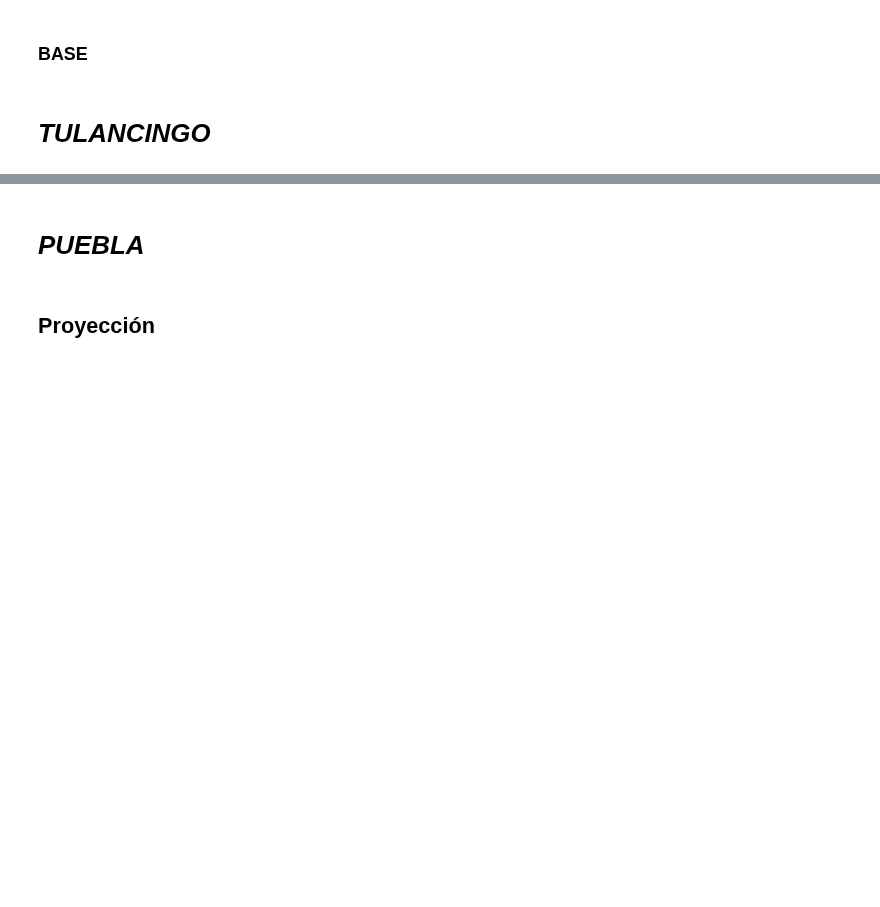
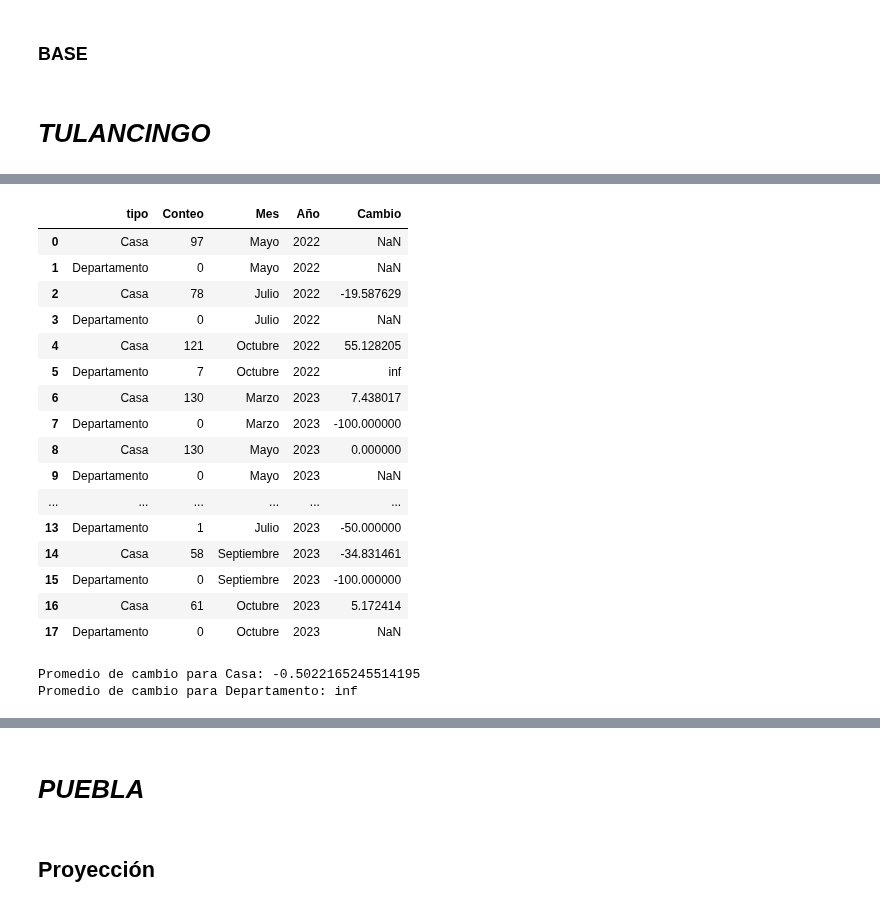
Before and after one commit to MiguelDWT4toCreativo/Datalpine, a Jupyter notebook: resources/jupyter/forecast_casasdept.ipynb, the cells around one changed output, grey strips where cells are left out. Drawn from its saved outputs; the diff is of its cells as text; code cells hidden in the pictures; blank space fills up the shorter version.

Commit message:
3.5 Forecast Casas y Departamentos.

```diff
--- a/resources/jupyter/forecast_casasdept.ipynb
+++ b/resources/jupyter/forecast_casasdept.ipynb
@@ -62,0 +65,10 @@ print(dataframes_tulancingo)
+# %%
+may_2022_tulancingo = df_alfa_q_may_2022_tulancingo[['tipo']]
+jul_2022_tulancingo = df_alfa_q_jul_2022_tulancingo[['tipo']]
+oct_2022_tulancingo = df_alfa_q_oct_2022_tulancingo[['tipo']]
+mar_2023_tulancingo = df_alfa_q_mar_2023_tulancingo[['tipo']]
+may_2023_tulancingo = df_alfa_q_may_2023_tulancingo[['tipo']]
+jun_2023_tulancingo = df_alfa_q_jun_2023_tulancingo[['tipo']]
+jul_2023_tulancingo = df_alfa_q_jul_2023_tulancingo[['tipo']]
+sep_2023_tulancingo = df_alfa_q_sep_2023_tulancingo[['tipo']]
+oct_2023_tulancingo = df_alfa_q_oct_2023_tulancingo[['tipo']]
@@ -62,0 +295,22 @@ print(dataframes_tulancingo)
+# %%
+oct_2023_tulancingo = oct_2023_tulancingo['tipo'].value_counts().reset_index()
+oct_2023_tulancingo.columns = ['tipo', 'Conteo']
+oct_2023_tulancingo = pd.DataFrame(oct_2023_tulancingo)
+# Reemplazar tipos alternativos con 'Casa' o 'Departamento'
+oct_2023_tulancingo['tipo'] = oct_2023_tulancingo['tipo'].replace({
+    'casa' : 'Casa',
+    'Casa' : 'Casa',
+    'departamento' : 'Departamento'
+})
+# Eliminar filas que no sean 'Casa' o 'Departamento'
+oct_2023_tulancingo = oct_2023_tulancingo[oct_2023_tulancingo['tipo'].isin(['Casa', 'Departamento'])]
+
+# Sumar las cantidades para cada tipo
+oct_2023_tulancingo = oct_2023_tulancingo.groupby('tipo')['Conteo'].sum().reset_index()
+# Agregar una fila para "Departamento" si no está presente
+if 'Departamento' not in oct_2023_tulancingo['tipo'].values:
+    oct_2023_tulancingo = oct_2023_tulancingo.append({'tipo': 'Departamento', 'Conteo': 0}, ignore_index=True)
+# Agregar el mes y el año al DataFrame sumas_por_tipo
+oct_2023_tulancingo['Mes'] = 'Octubre'
+oct_2023_tulancingo['Año'] = 2023
+oct_2023_tulancingo
@@ -62,0 +322,32 @@ print(dataframes_tulancingo)
+# %%
+df_tulancingo = pd.concat([ may_2022_tulancingo,jul_2022_tulancingo,oct_2022_tulancingo,mar_2023_tulancingo,may_2023_tulancingo,jun_2023_tulancingo,jul_2023_tulancingo,sep_2023_tulancingo,oct_2023_tulancingo ], ignore_index=True)
+df_tulancingo['Cambio'] = df_tulancingo.groupby('tipo')['Conteo'].pct_change() * 100
+df_tulancingo
+# %% [output]
+|  | tipo | Conteo | Mes | Año | Cambio |
+| 0 | Casa | 97 | Mayo | 2022 | NaN |
+| 1 | Departamento | 0 | Mayo | 2022 | NaN |
+| 2 | Casa | 78 | Julio | 2022 | -19.587629 |
+| 3 | Departamento | 0 | Julio | 2022 | NaN |
+| 4 | Casa | 121 | Octubre | 2022 | 55.128205 |
+| 5 | Departamento | 7 | Octubre | 2022 | inf |
+| 6 | Casa | 130 | Marzo | 2023 | 7.438017 |
+| 7 | Departamento | 0 | Marzo | 2023 | -100.000000 |
+| 8 | Casa | 130 | Mayo | 2023 | 0.000000 |
+| 9 | Departamento | 0 | Mayo | 2023 | NaN |
+| ... | ... | ... | ... | ... | ... |
+| 13 | Departamento | 1 | Julio | 2023 | -50.000000 |
+| 14 | Casa | 58 | Septiembre | 2023 | -34.831461 |
+| 15 | Departamento | 0 | Septiembre | 2023 | -100.000000 |
+| 16 | Casa | 61 | Octubre | 2023 | 5.172414 |
+| 17 | Departamento | 0 | Octubre | 2023 | NaN |
+# %%
+# Calcular el promedio de cambio para cada tipo
+promedio_cambio_casa = df_tulancingo[df_tulancingo['tipo'] == 'Casa']['Cambio'].mean()
+promedio_cambio_dept = df_tulancingo[df_tulancingo['tipo'] == 'Departamento']['Cambio'].mean()
+
+print("Promedio de cambio para Casa:", promedio_cambio_casa)
+print("Promedio de cambio para Departamento:", promedio_cambio_dept)
+# %% [output]
+Promedio de cambio para Casa: -0.5022165245514195
+Promedio de cambio para Departamento: inf
```
Also changed, not shown: parts of 14 cells of this notebook, 2 other files.
